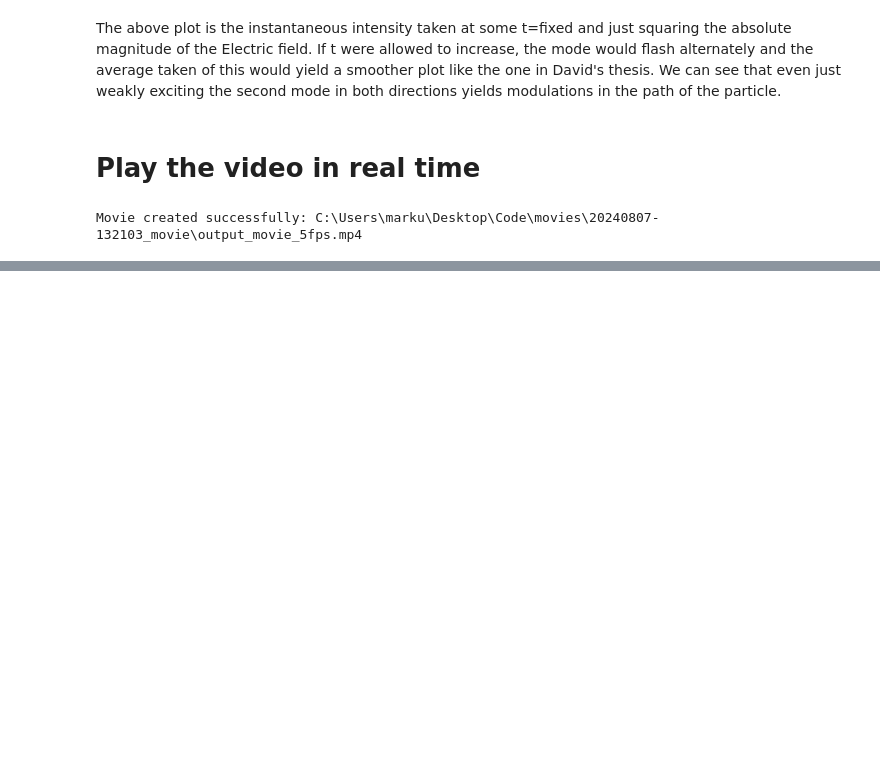
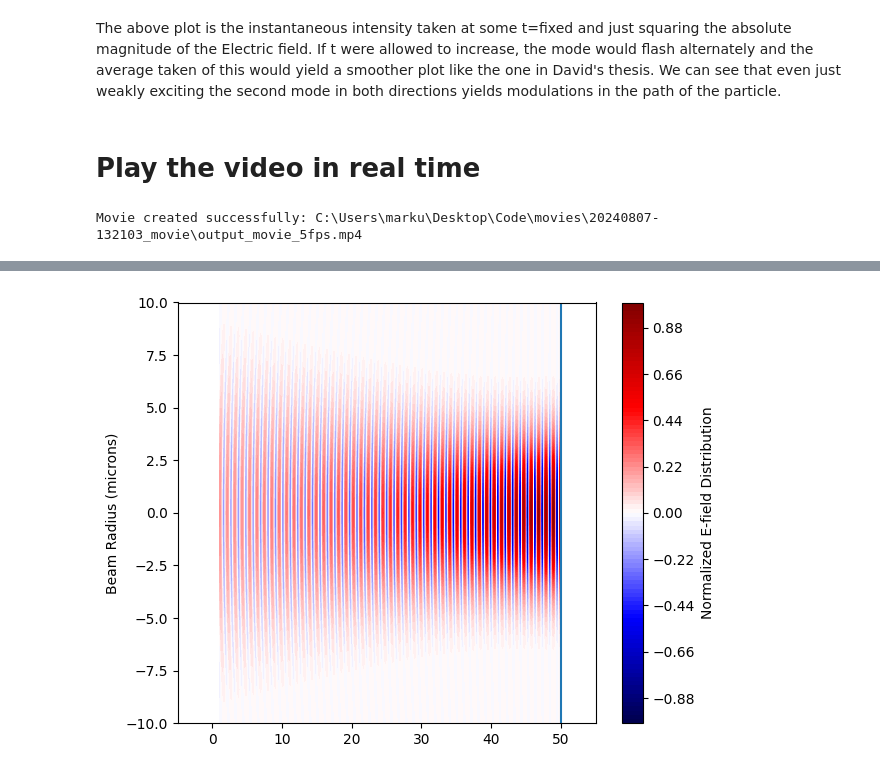
Before and after one commit to holly-faith/UCL2024, a Jupyter notebook: LPModes.ipynb, the cells around one changed output, grey strips where cells are left out. Saved outputs shown, nothing was run; the diff lists cells and outputs as text; code cells hidden in the pictures; blank space fills up the shorter version.

```diff
--- a/LPModes.ipynb
+++ b/LPModes.ipynb
@@ -225,0 +316,29 @@ Movie created successfully: C:\Users\marku\Desktop\Code\movies\20240807-132103_m
+# %%
+############## left travelling field ######################## idk what am doing lol
+# Everything in microns
+offset_left = -49
+zs = np.linspace(1,50, 2000)
+rs = np.linspace(-10, 10, 2000)
+wavelength = 1064e-3  # Wavelength in microns
+MFD = 6.6  # Mode Field Diameter in microns
+
+
+
+Z, R = np.meshgrid(zs, rs)
+
+E_field_left = ElectricField(offset_left-Z, R, wavelength, MFD, offset_left, 'right')  # Use intensity, |E|^2
+
+fig, ax = plt.subplots()
+
+contour = ax.contourf(Z, R, E_field_left, levels=100, cmap='seismic')
+fig.colorbar(contour, ax=ax, label='Normalized E-field Distribution')
+ax.axvline(-offset_left+1)
+
+ax.set_ylabel('Beam Radius (microns)')
+ax.set_xlim(-5,55)
+ax.set_ylim(-10,10)
+
+plt.tight_layout()
+plt.show()
+# %% [output]
+[figure, added]
```
Also changed, not shown: parts of 5 cells of this notebook.
